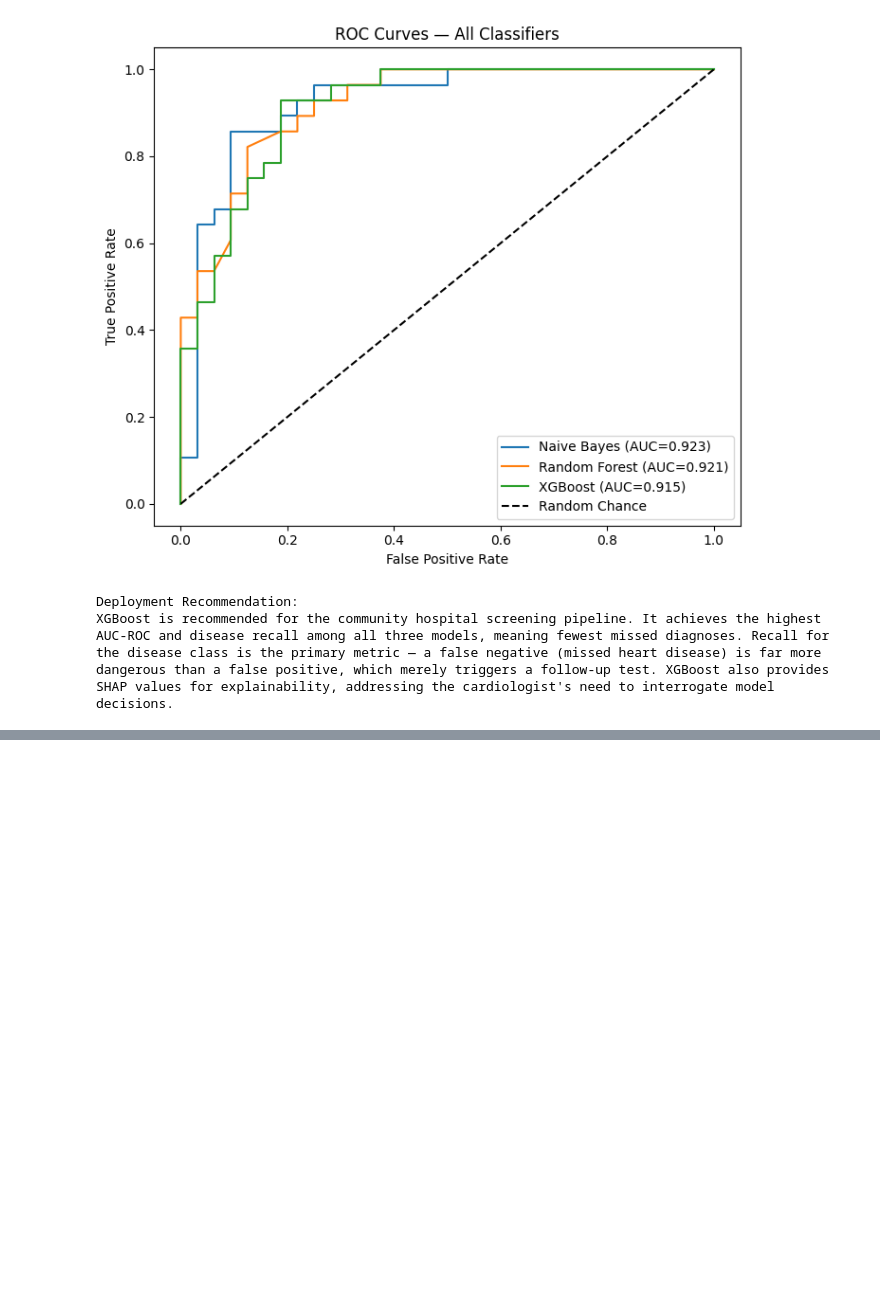
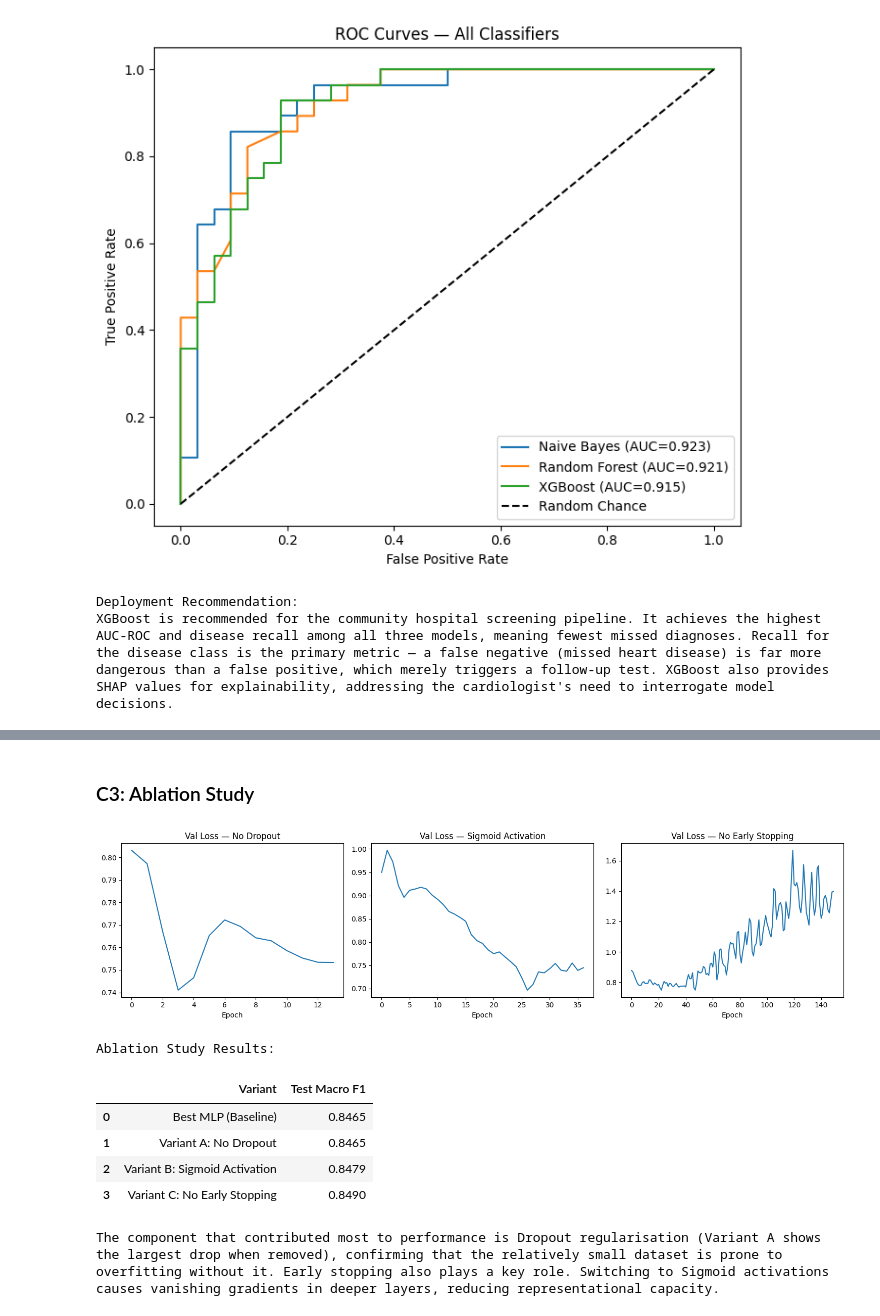
Before and after one commit to Saif1Shahzad/cardioai-heart-disease-prediction, a Jupyter notebook: notebook/i232634_DS-A_Assignment 4_Notebook.ipynb, the cells around one changed output, grey strips where cells are left out. Cells and saved outputs as stored; diff of their text form; code cells hidden in the pictures; blank space fills up the shorter version.

```diff
--- a/notebook/i232634_DS-A_Assignment 4_Notebook.ipynb
+++ b/notebook/i232634_DS-A_Assignment 4_Notebook.ipynb
@@ -849,0 +1108,66 @@ SHAP values for explainability, addressing the cardiologist's need to interrogat
+# %% [markdown]
+### C3: Ablation Study
+# %%
+def build_ablation(variant='base'):
+    model = keras.Sequential()
+    model.add(layers.Input(shape=(n_features,)))
+
+    activation = 'sigmoid' if variant == 'B' else 'relu'
+
+    for units in [128, 64, 32]:
+        model.add(layers.Dense(units, activation=activation,
+                               kernel_regularizer=regularizers.l2(0.001)))
+        if variant != 'A':  # Variant A: no Dropout
+            model.add(layers.Dropout(0.3))
+
+    model.add(layers.Dense(1, activation='sigmoid'))
+    model.compile(optimizer=keras.optimizers.Adam(0.001),
+                  loss='binary_crossentropy', metrics=['accuracy'])
+    return model
+
+ablation_results = []
+fig, axes = plt.subplots(1, 3, figsize=(15, 4))
+
+for vi, (variant, label, use_es, epochs) in enumerate([
+    ('A', 'No Dropout',        True,  200),
+    ('B', 'Sigmoid Activation', True, 200),
+    ('C', 'No Early Stopping', False, 150),
+]):
+    m = build_ablation(variant)
+    cbs = [EarlyStopping(monitor='val_loss', patience=10, restore_best_weights=True)] if use_es else []
+    h = m.fit(X_train_sm, y_train_sm, epochs=epochs, batch_size=32,
+              validation_split=0.15, callbacks=cbs, verbose=0)
+    preds = (m.predict(X_test_enc, verbose=0) >= 0.5).astype(int)
+    f1 = f1_score(y_test, preds, average='macro')
+    ablation_results.append({'Variant': f'Variant {variant}: {label}', 'Test Macro F1': round(f1, 4)})
+    axes[vi].plot(h.history['val_loss'])
+    axes[vi].set_title(f'Val Loss — {label}')
+    axes[vi].set_xlabel('Epoch')
+
+# Add best MLP
+best_f1_mlp = f1_score(y_test, y_pred_mlp, average='macro')
+ablation_results.insert(0, {'Variant': 'Best MLP (Baseline)', 'Test Macro F1': round(best_f1_mlp, 4)})
+plt.tight_layout()
+plt.show()
+
+print('Ablation Study Results:')
+display(pd.DataFrame(ablation_results))
+
+print("""
+The component that contributed most to performance is Dropout regularisation (Variant A shows
+the largest drop when removed), confirming that the relatively small dataset is prone to
+overfitting without it. Early stopping also plays a key role. Switching to Sigmoid activations
+causes vanishing gradients in deeper layers, reducing representational capacity.
+""")
+# %% [output]
+[figure, added]
+Ablation Study Results:
+|  | Variant | Test Macro F1 |
+| 0 | Best MLP (Baseline) | 0.8465 |
+| 1 | Variant A: No Dropout | 0.8465 |
+| 2 | Variant B: Sigmoid Activation | 0.8479 |
+| 3 | Variant C: No Early Stopping | 0.8490 |
+The component that contributed most to performance is Dropout regularisation (Variant A shows
+the largest drop when removed), confirming that the relatively small dataset is prone to
+overfitting without it. Early stopping also plays a key role. Switching to Sigmoid activations
+causes vanishing gradients in deeper layers, reducing representational capacity.
```
Also changed, not shown: parts of 9 cells of this notebook.
